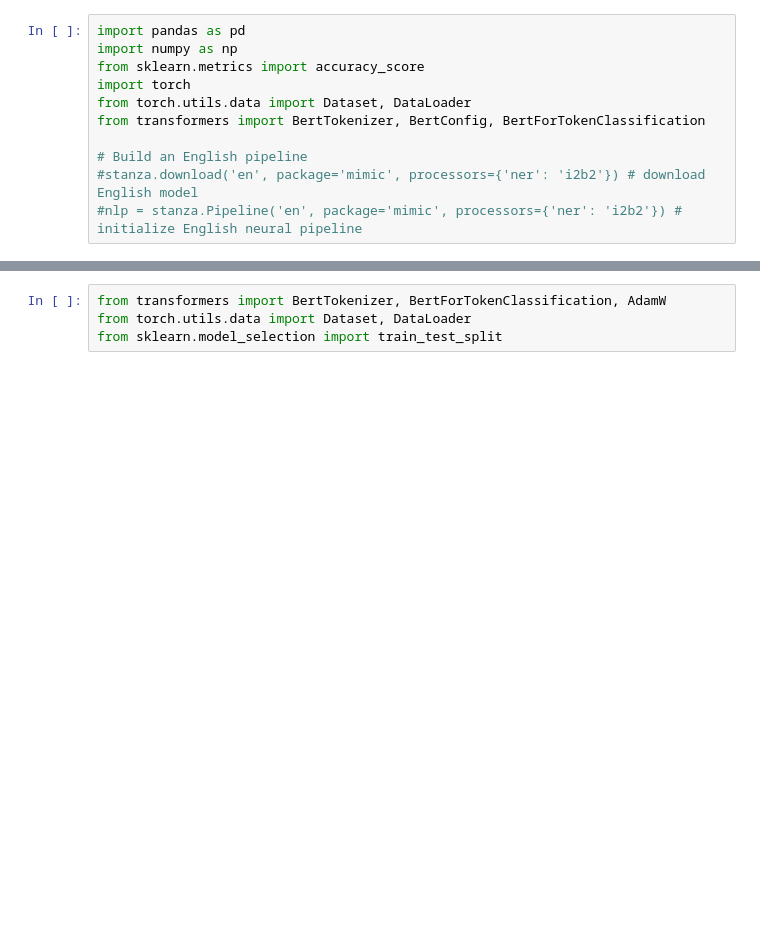
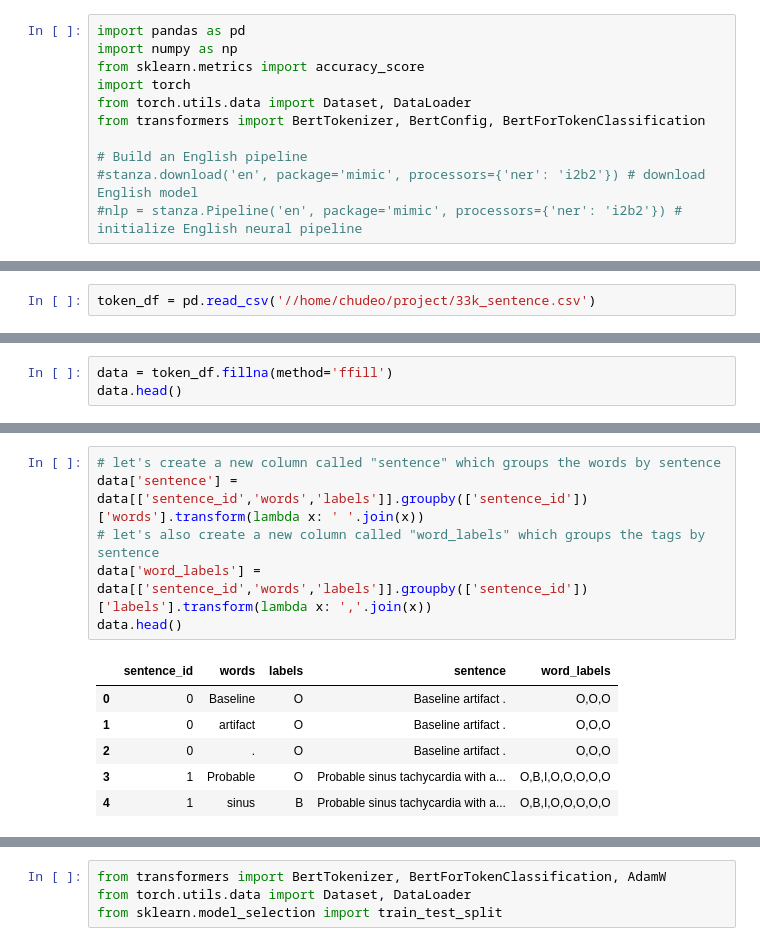
Before and after one commit to okechukwuchude/Automating-Medical-Coding, a Jupyter notebook: BioBERT_large.ipynb, the cells around one changed output, grey strips where cells are left out. Drawn from its saved outputs; the diff is of its cells as text; blank space fills up the shorter version.

```diff
--- a/BioBERT_large.ipynb
+++ b/BioBERT_large.ipynb
@@ -18 +18,3 @@ data = pd.read_csv('C:\Users\okechukwu chude\Documents\NLP\text extraction\Autom
+# %%
+token_df = pd.read_csv('//home/chudeo/project/33k_sentence.csv')
 # %%
@@ -22,0 +43,3 @@ data.isnull().sum()
+# %%
+data = token_df.fillna(method='ffill')
+data.head()
@@ -22,0 +53,13 @@ data.isnull().sum()
+# %%
+# let's create a new column called "sentence" which groups the words by sentence
+data['sentence'] = data[['sentence_id','words','labels']].groupby(['sentence_id'])['words'].transform(lambda x: ' '.join(x))
+# let's also create a new column called "word_labels" which groups the tags by sentence
+data['word_labels'] = data[['sentence_id','words','labels']].groupby(['sentence_id'])['labels'].transform(lambda x: ','.join(x))
+data.head()
+# %% [output]
+|  | sentence_id | words | labels | sentence | word_labels |
+| 0 | 0 | Baseline | O | Baseline artifact . | O,O,O |
+| 1 | 0 | artifact | O | Baseline artifact . | O,O,O |
+| 2 | 0 | . | O | Baseline artifact . | O,O,O |
+| 3 | 1 | Probable | O | Probable sinus tachycardia with a... | O,B,I,O,O,O,O,O |
+| 4 | 1 | sinus | B | Probable sinus tachycardia with a... | O,B,I,O,O,O,O,O |
```
Also changed, not shown: parts of 27 cells of this notebook.
